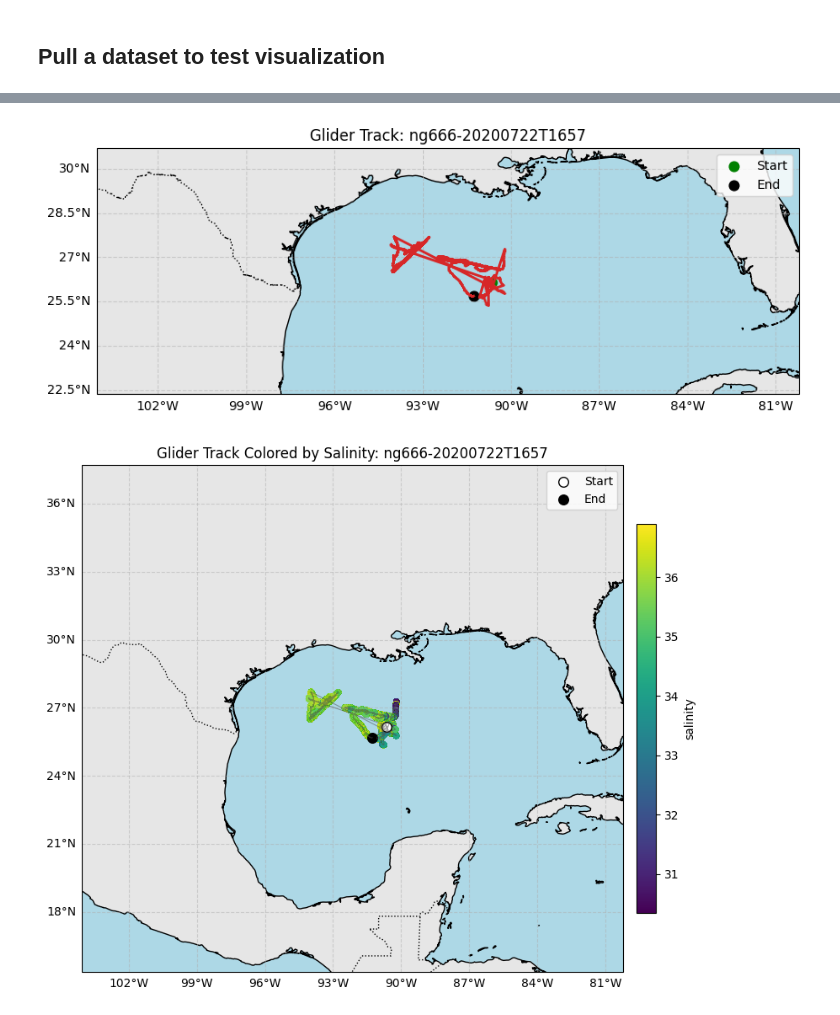
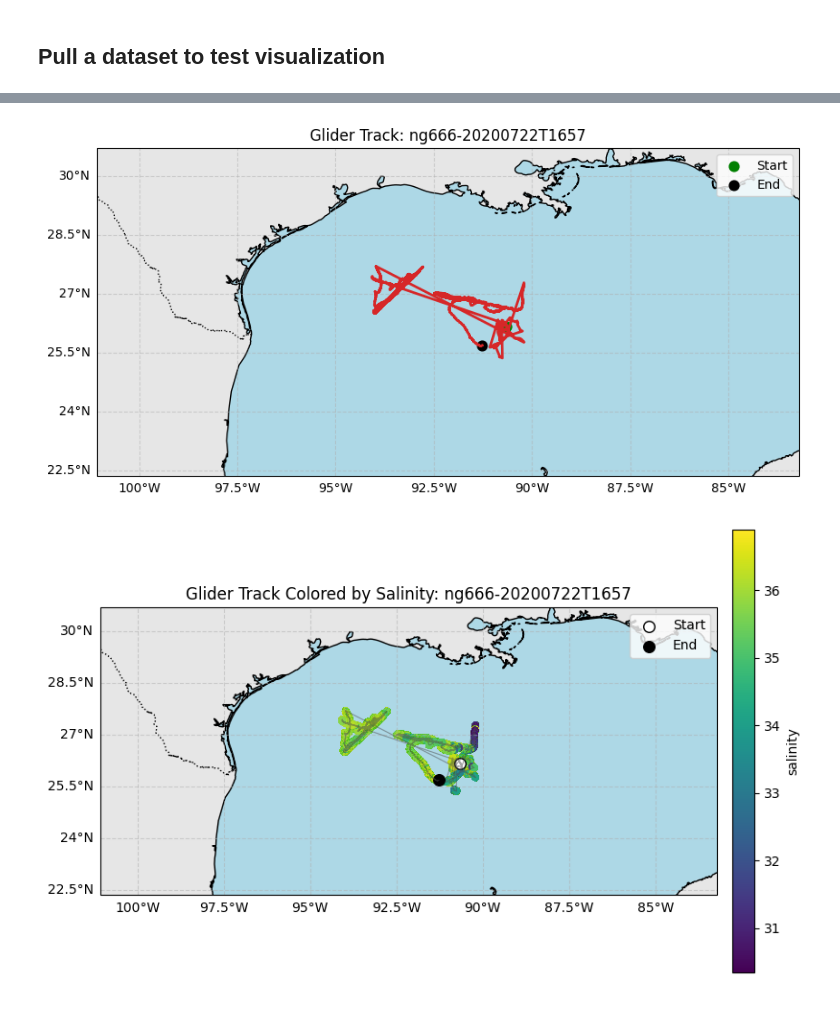
Before and after one commit to wnkhan/erddap_client, a Jupyter notebook: notebooks/10_noaa_facilitated_erddap/glider_erddap_analysis.ipynb, the cells around one changed output, grey strips where cells are left out. Drawn from its saved outputs; the diff is of its cells as text; code cells hidden in the pictures.

Commit message:
Updated figure window size.

```diff
--- a/notebooks/10_noaa_facilitated_erddap/glider_erddap_analysis.ipynb
+++ b/notebooks/10_noaa_facilitated_erddap/glider_erddap_analysis.ipynb
@@ -181,19 +181,19 @@ glider_data_df = pd.concat(grid_glider_data_list, ignore_index=True)
 # %%
 from erddap_client.mapping import make_map_axes
 import cartopy.crs as ccrs
 import matplotlib.pyplot as plt
 
-fig, ax, track = make_map_axes(glider_data_df, lon_pad=10, lat_pad=3)
+fig, ax, track = make_map_axes(glider_data_df, lon_pad=7, lat_pad=3)
 
 ax.plot(track[lon_col], track[lat_col], color="tab:red", linewidth=2, transform=ccrs.PlateCarree())
 ax.scatter(track[lon_col].iloc[0], track[lat_col].iloc[0], color="green", s=60, label="Start", transform=ccrs.PlateCarree())
 ax.scatter(track[lon_col].iloc[-1], track[lat_col].iloc[-1], color="black", s=60, label="End", transform=ccrs.PlateCarree())
 
 ax.set_title(f"Glider Track: {dataset_title}")
 ax.legend()
 plt.show()
 # %% [output]
-[figure, old version]
+[figure, new version]
 # %%
 salinity_col = 'salinity'
 
@@ -204,7 +204,7 @@ for col in [lon_col, lat_col, salinity_col]:
 
 track_salinity = track_salinity.dropna()
 
-fig, ax, _ = make_map_axes(track_salinity, lon_pad=10, lat_pad=10)
+fig, ax, _ = make_map_axes(track_salinity, lon_pad=7, lat_pad=3)
 
 scatter = ax.scatter(
     track_salinity[lon_col],
@@ -224,4 +224,4 @@ ax.set_title(f"Glider Track Colored by Salinity: {dataset_title}")
 ax.legend()
 plt.show()
 # %% [output]
-[figure, old version]
+[figure, new version]
```
